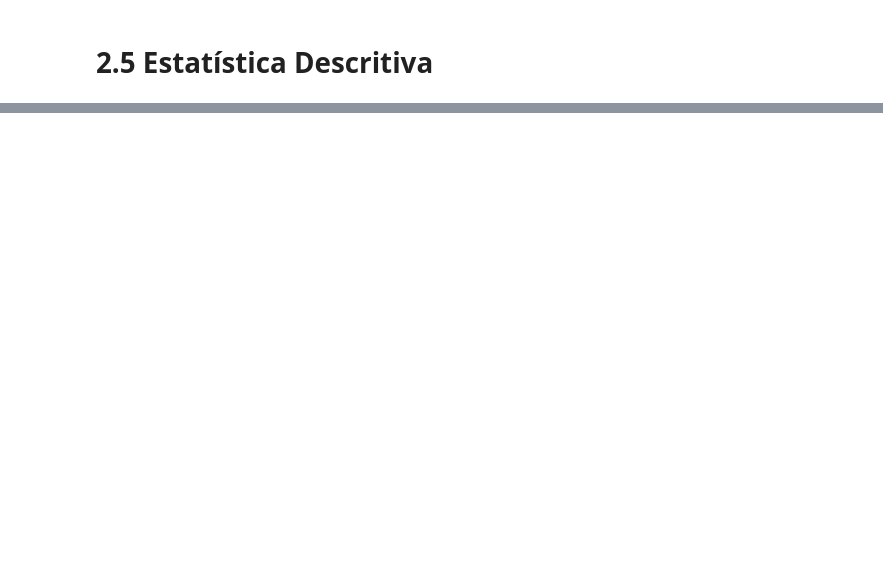
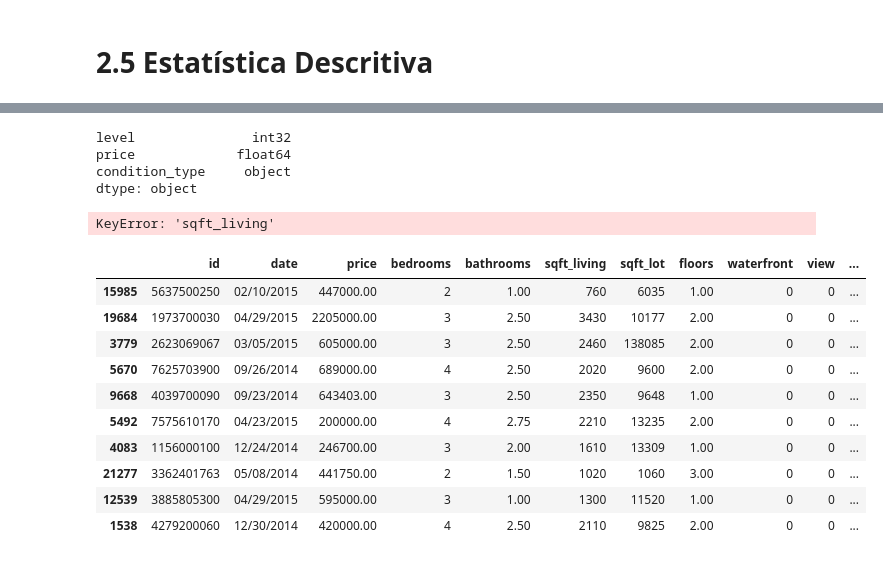
Before and after one commit to ThalisRuan/python_do_DS_ao_DEV-, a Jupyter notebook: notebook/Resolucao_Exercicio_05.ipynb, the cells around one changed output, grey strips where cells are left out. Drawn from its saved outputs; the diff is of its cells as text; code cells hidden in the pictures; blank space fills up the shorter version.

```diff
--- a/notebook/Resolucao_Exercicio_05.ipynb
+++ b/notebook/Resolucao_Exercicio_05.ipynb
@@ -210,0 +184,8 @@ num_metricas(num_atributos)
+# %%
+# Filter Price
+
+df['level']= 'NA'
+df['level']= df['price'].apply(lambda x: 0  if x < 321950 else
+                                              1  if (x >= 321950) & (x < 450000) else
+                                              2  if (x >= 450000) & (x < 645000) else 3)
+df['level'] = df['level'].astype(int)
@@ -210,0 +199,30 @@ num_metricas(num_atributos)
+# %%
+df.dtypes
+# %% [output]
+level               int32
+price             float64
+condition_type     object
+dtype: object
+# %%
+df['size'] = 'NA'
+df['size'] = df['sqft_living'].apply (lambda x : 0 if x < 1427 else
+                                          1 if (x >= 1427) & (x  < 1910 ) else
+                                          2 if (x >= 1910) & (x  < 2550 ) else
+                                          3 )
+df['size'] = df['size'].astype(int)
+# %% [output]
+KeyError: 'sqft_living'
+# %%
+df.sample(10)
+# %% [output]
+|  | id | date | price | bedrooms | bathrooms | sqft_living | sqft_lot | floors | waterfront | view | ... |
+| 15985 | 5637500250 | 02/10/2015 | 447000.00 | 2 | 1.00 | 760 | 6035 | 1.00 | 0 | 0 | ... |
+| 19684 | 1973700030 | 04/29/2015 | 2205000.00 | 3 | 2.50 | 3430 | 10177 | 2.00 | 0 | 0 | ... |
+| 3779 | 2623069067 | 03/05/2015 | 605000.00 | 3 | 2.50 | 2460 | 138085 | 2.00 | 0 | 0 | ... |
+| 5670 | 7625703900 | 09/26/2014 | 689000.00 | 4 | 2.50 | 2020 | 9600 | 2.00 | 0 | 0 | ... |
+| 9668 | 4039700090 | 09/23/2014 | 643403.00 | 3 | 2.50 | 2350 | 9648 | 1.00 | 0 | 0 | ... |
+| 5492 | 7575610170 | 04/23/2015 | 200000.00 | 4 | 2.75 | 2210 | 13235 | 2.00 | 0 | 0 | ... |
+| 4083 | 1156000100 | 12/24/2014 | 246700.00 | 3 | 2.00 | 1610 | 13309 | 1.00 | 0 | 0 | ... |
+| 21277 | 3362401763 | 05/08/2014 | 441750.00 | 2 | 1.50 | 1020 | 1060 | 3.00 | 0 | 0 | ... |
+| 12539 | 3885805300 | 04/29/2015 | 595000.00 | 3 | 1.00 | 1300 | 11520 | 1.00 | 0 | 0 | ... |
+| 1538 | 4279200060 | 12/30/2014 | 420000.00 | 4 | 2.50 | 2110 | 9825 | 2.00 | 0 | 0 | ... |
```
Also changed, not shown: parts of 21 cells of this notebook, 2 other files.
